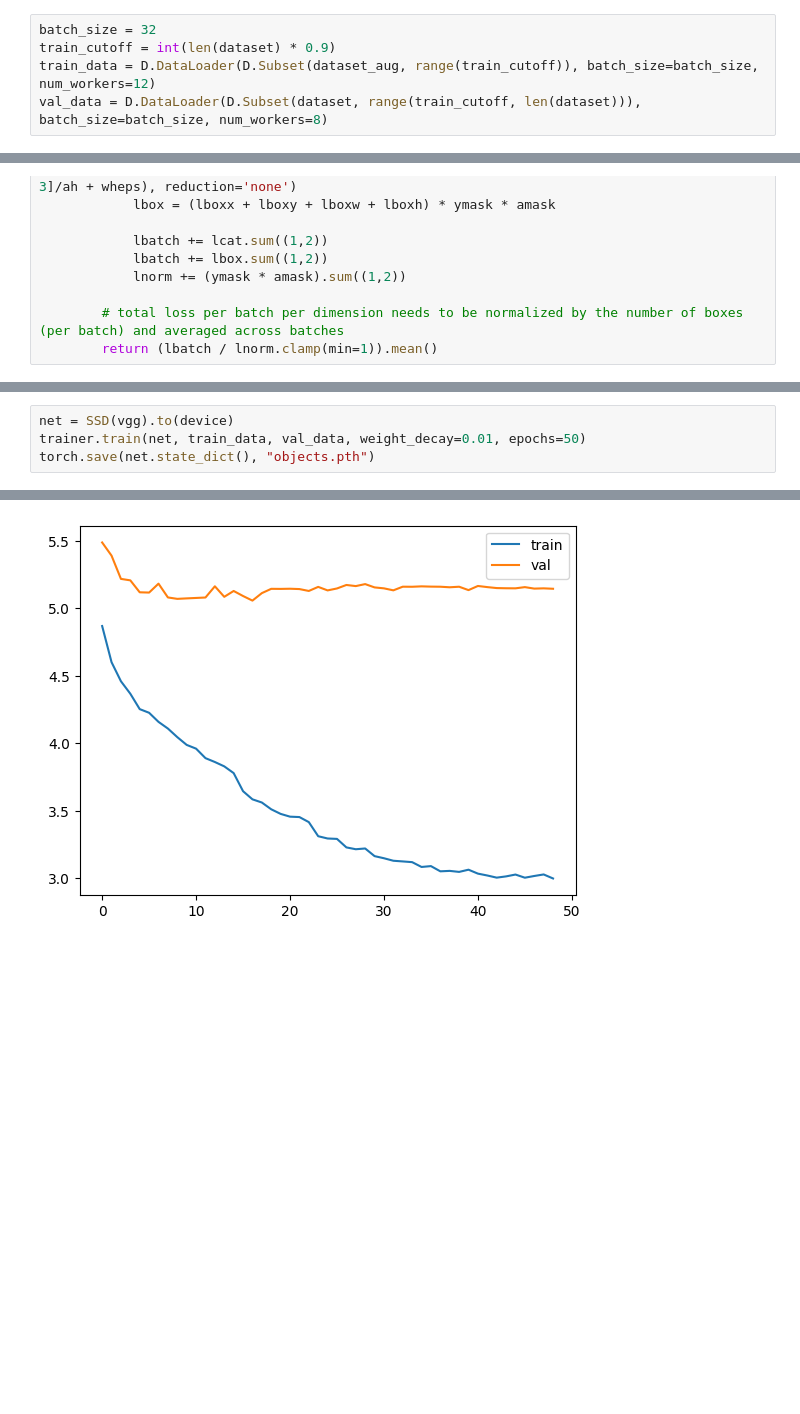
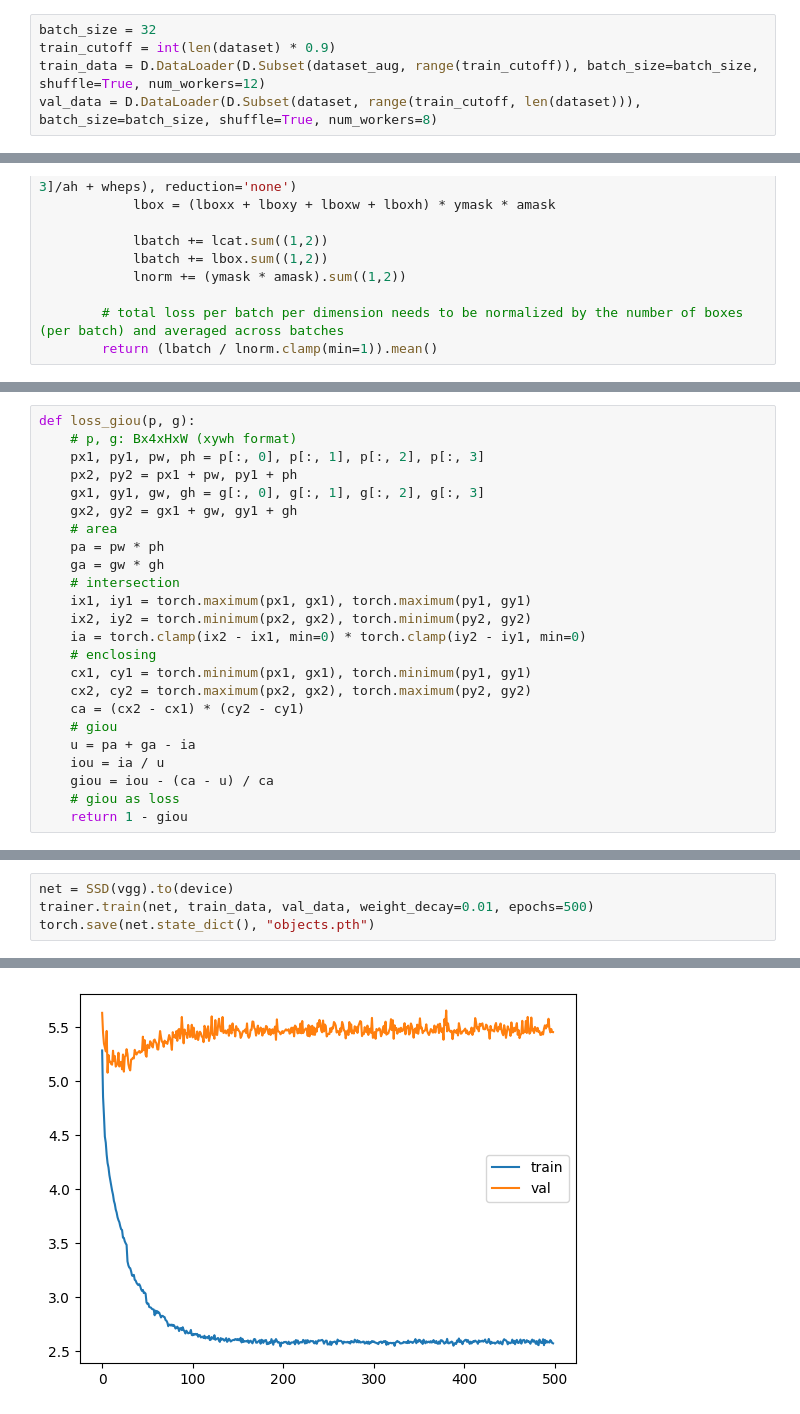
Before and after one commit to zeux/mlexp, a Jupyter notebook: segnet/objects.ipynb, the cells around one changed output, grey strips where cells are left out. Cells and saved outputs as stored; diff of their text form; blank space fills up the shorter version.

```diff
--- a/segnet/objects.ipynb
+++ b/segnet/objects.ipynb
@@ -104,8 +104,8 @@ def voc_display(x, y):
 # %%
 batch_size = 32
 train_cutoff = int(len(dataset) * 0.9)
-train_data = D.DataLoader(D.Subset(dataset_aug, range(train_cutoff)), batch_size=batch_size, num_workers=12)
-val_data = D.DataLoader(D.Subset(dataset, range(train_cutoff, len(dataset))), batch_size=batch_size, num_workers=8)
+train_data = D.DataLoader(D.Subset(dataset_aug, range(train_cutoff)), batch_size=batch_size, shuffle=True, num_workers=12)
+val_data = D.DataLoader(D.Subset(dataset, range(train_cutoff, len(dataset))), batch_size=batch_size, shuffle=True, num_workers=8)
 # %%
 # as a backbone, we're going to use VGG feature detector. Larger models could improve the quality. We're standardizing on 416x416 => 13x13 networks though so it has to be 5-deep
 vgg = torchvision.models.vgg11(weights="DEFAULT").features
@@ -322,0 +245,24 @@ class SSD(nn.Module):
+# %%
+def loss_giou(p, g):
+    # p, g: Bx4xHxW (xywh format)
+    px1, py1, pw, ph = p[:, 0], p[:, 1], p[:, 2], p[:, 3]
+    px2, py2 = px1 + pw, py1 + ph
+    gx1, gy1, gw, gh = g[:, 0], g[:, 1], g[:, 2], g[:, 3]
+    gx2, gy2 = gx1 + gw, gy1 + gh
+    # area
+    pa = pw * ph
+    ga = gw * gh
+    # intersection
+    ix1, iy1 = torch.maximum(px1, gx1), torch.maximum(py1, gy1)
+    ix2, iy2 = torch.minimum(px2, gx2), torch.minimum(py2, gy2)
+    ia = torch.clamp(ix2 - ix1, min=0) * torch.clamp(iy2 - iy1, min=0)
+    # enclosing
+    cx1, cy1 = torch.minimum(px1, gx1), torch.minimum(py1, gy1)
+    cx2, cy2 = torch.maximum(px2, gx2), torch.maximum(py2, gy2)
+    ca = (cx2 - cx1) * (cy2 - cy1)
+    # giou
+    u = pa + ga - ia
+    iou = ia / u
+    giou = iou - (ca - u) / ca
+    # giou as loss
+    return 1 - giou
@@ -323,5 +353,5 @@ class SSD(nn.Module):
 # %%
 net = SSD(vgg).to(device)
-trainer.train(net, train_data, val_data, weight_decay=0.01, epochs=50)
+trainer.train(net, train_data, val_data, weight_decay=0.01, epochs=500)
 torch.save(net.state_dict(), "objects.pth")
 # %% [output]
@@ -329 +377 @@ Train [11.858M params]: 50 epochs took 2094.05 sec, train loss 2.997608, val los
-[figure, old version]
+[figure, new version]
```
Also changed, not shown: parts of 5 cells of this notebook, 1 other file.
